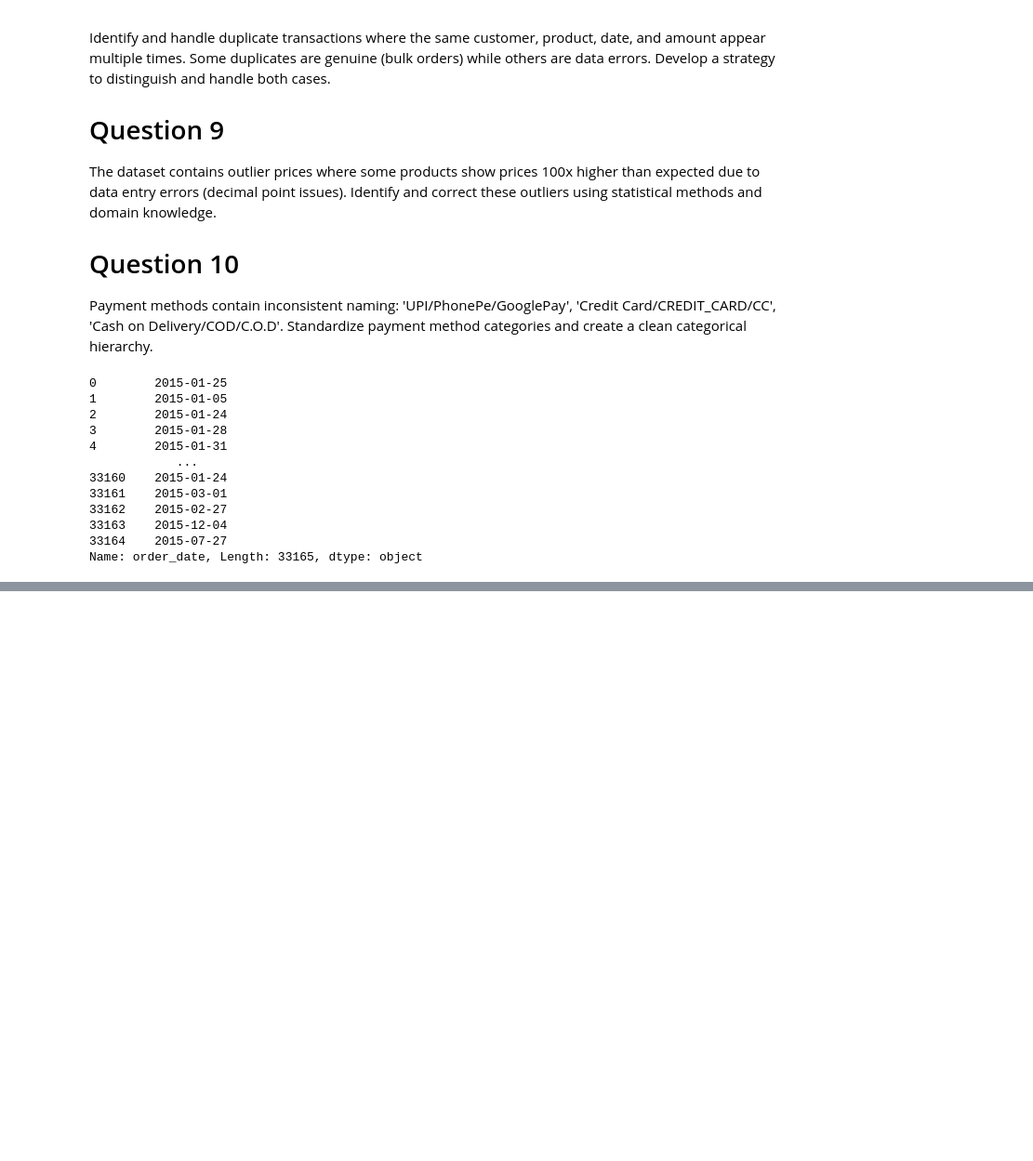
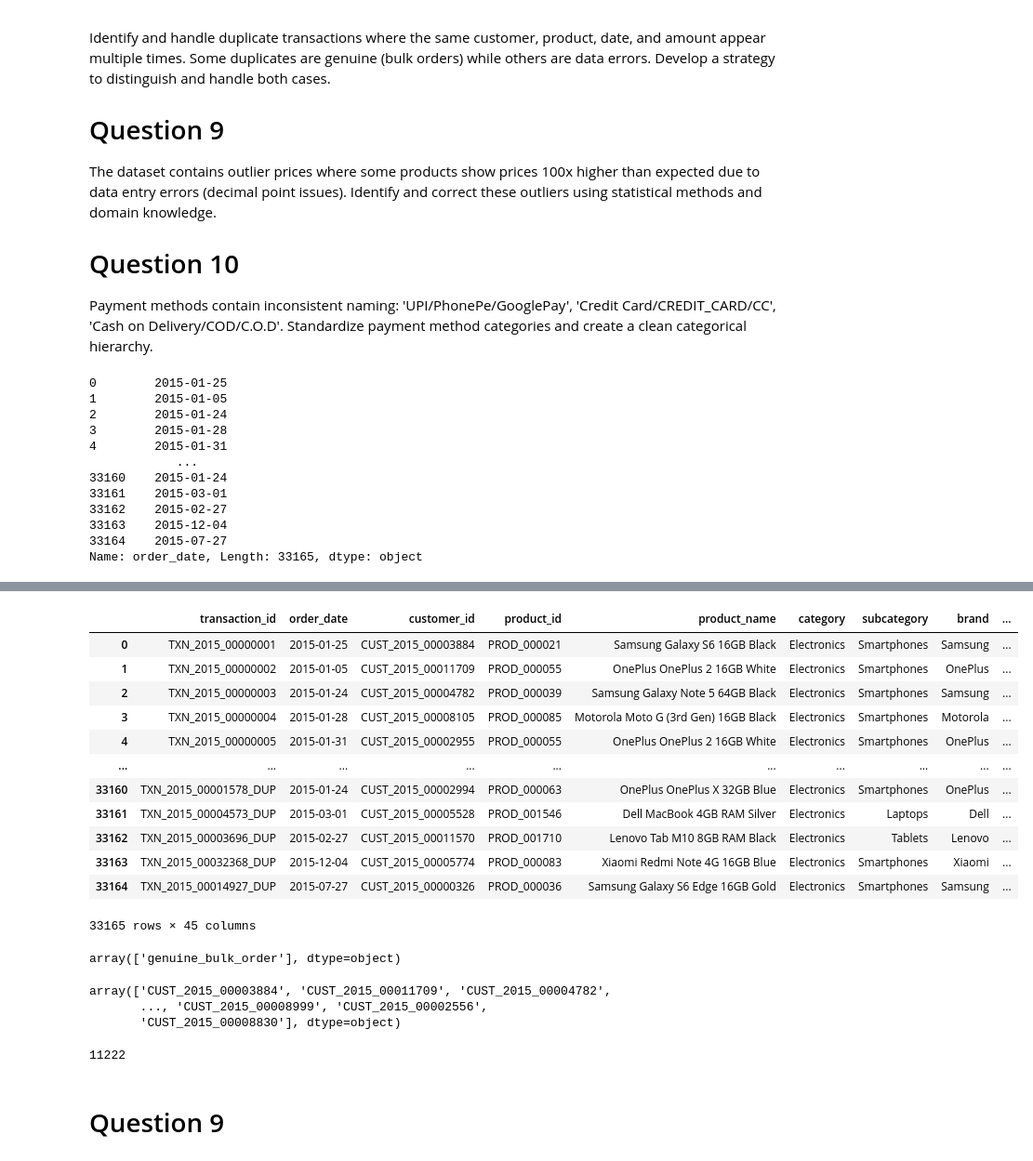
Before and after one commit to harishgundapuUD/Amazon_Sales_Analysis, a Jupyter notebook: data_cleaning/sample_dataset_reading.ipynb, the cells around one changed output, grey strips where cells are left out. Shown at 93% size. Cells and saved outputs as stored; diff of their text form; code cells hidden in the pictures; blank space fills up the shorter version.

Commit message:
added the functions based on the 2015 sales data, need to check other years data as well

```diff
--- a/data_cleaning/sample_dataset_reading.ipynb
+++ b/data_cleaning/sample_dataset_reading.ipynb
@@ -113,0 +460,2 @@ print(df)
+# %%
+df['Category_Standardized'] = 'Electronics'
@@ -113,0 +669,57 @@ print(df)
+# %%
+# Step 1: Find groups with potential duplicates
+grouped = df.groupby(['customer_id', 'product_id', 'order_date', 'original_price_inr'])
+
+def analyze_group(group):
+    unique_tx_ids = group['transaction_id'].nunique()
+    total_records = len(group)
+
+    if unique_tx_ids == total_records:
+        # All transactions have unique IDs -> likely genuine bulk order
+        return 'genuine_bulk_order'
+    elif unique_tx_ids < total_records:
+        # Some transaction_ids repeat -> data error duplicates
+        return 'data_error_duplicates'
+    else:
+        return 'ambiguous'
+
+# Apply the function to each group and create a Series with the result repeated for each row in the group
+duplicate_types = grouped.apply(analyze_group).reset_index(name='duplicate_type')
+
+# Map the group keys back to the original dataframe by merging or joining
+df = df.merge(duplicate_types.reset_index(drop=True), on=['customer_id', 'product_id', 'order_date', 'original_price_inr'], how='left')
+
+df
+# Now handle accordingly:
+# - Remove duplicate rows with same transaction_id for 'data_error_duplicates'
+# - Keep all for 'genuine_bulk_order'
+# %% [output]
+|  | transaction_id | order_date | customer_id | product_id | product_name | category | subcategory | brand | ... |
+| 0 | TXN_2015_00000001 | 2015-01-25 | CUST_2015_00003884 | PROD_000021 | Samsung Galaxy S6 16GB Black | Electronics | Smartphones | Samsung | ... |
+| 1 | TXN_2015_00000002 | 2015-01-05 | CUST_2015_00011709 | PROD_000055 | OnePlus OnePlus 2 16GB White | Electronics | Smartphones | OnePlus | ... |
+| 2 | TXN_2015_00000003 | 2015-01-24 | CUST_2015_00004782 | PROD_000039 | Samsung Galaxy Note 5 64GB Black | Electronics | Smartphones | Samsung | ... |
+| 3 | TXN_2015_00000004 | 2015-01-28 | CUST_2015_00008105 | PROD_000085 | Motorola Moto G (3rd Gen) 16GB Black | Electronics | Smartphones | Motorola | ... |
+| 4 | TXN_2015_00000005 | 2015-01-31 | CUST_2015_00002955 | PROD_000055 | OnePlus OnePlus 2 16GB White | Electronics | Smartphones | OnePlus | ... |
+| ... | ... | ... | ... | ... | ... | ... | ... | ... | ... |
+| 33160 | TXN_2015_00001578_DUP | 2015-01-24 | CUST_2015_00002994 | PROD_000063 | OnePlus OnePlus X 32GB Blue | Electronics | Smartphones | OnePlus | ... |
+| 33161 | TXN_2015_00004573_DUP | 2015-03-01 | CUST_2015_00005528 | PROD_001546 | Dell MacBook 4GB RAM Silver | Electronics | Laptops | Dell | ... |
+| 33162 | TXN_2015_00003696_DUP | 2015-02-27 | CUST_2015_00011570 | PROD_001710 | Lenovo Tab M10 8GB RAM Black | Electronics | Tablets | Lenovo | ... |
+| 33163 | TXN_2015_00032368_DUP | 2015-12-04 | CUST_2015_00005774 | PROD_000083 | Xiaomi Redmi Note 4G 16GB Blue | Electronics | Smartphones | Xiaomi | ... |
+| 33164 | TXN_2015_00014927_DUP | 2015-07-27 | CUST_2015_00000326 | PROD_000036 | Samsung Galaxy S6 Edge 16GB Gold | Electronics | Smartphones | Samsung | ... |
+33165 rows × 45 columns
+# %%
+df["duplicate_type_y"].unique()
+# %% [output]
+array(['genuine_bulk_order'], dtype=object)
+# %%
+df["customer_id"].unique()
+# %% [output]
+array(['CUST_2015_00003884', 'CUST_2015_00011709', 'CUST_2015_00004782',
+       ..., 'CUST_2015_00008999', 'CUST_2015_00002556',
+       'CUST_2015_00008830'], dtype=object)
+# %%
+len(df["customer_id"].unique())
+# %% [output]
+11222
+# %% [markdown]
+# Question 9
```
Also changed, not shown: parts of 39 cells of this notebook, 1 other file.
